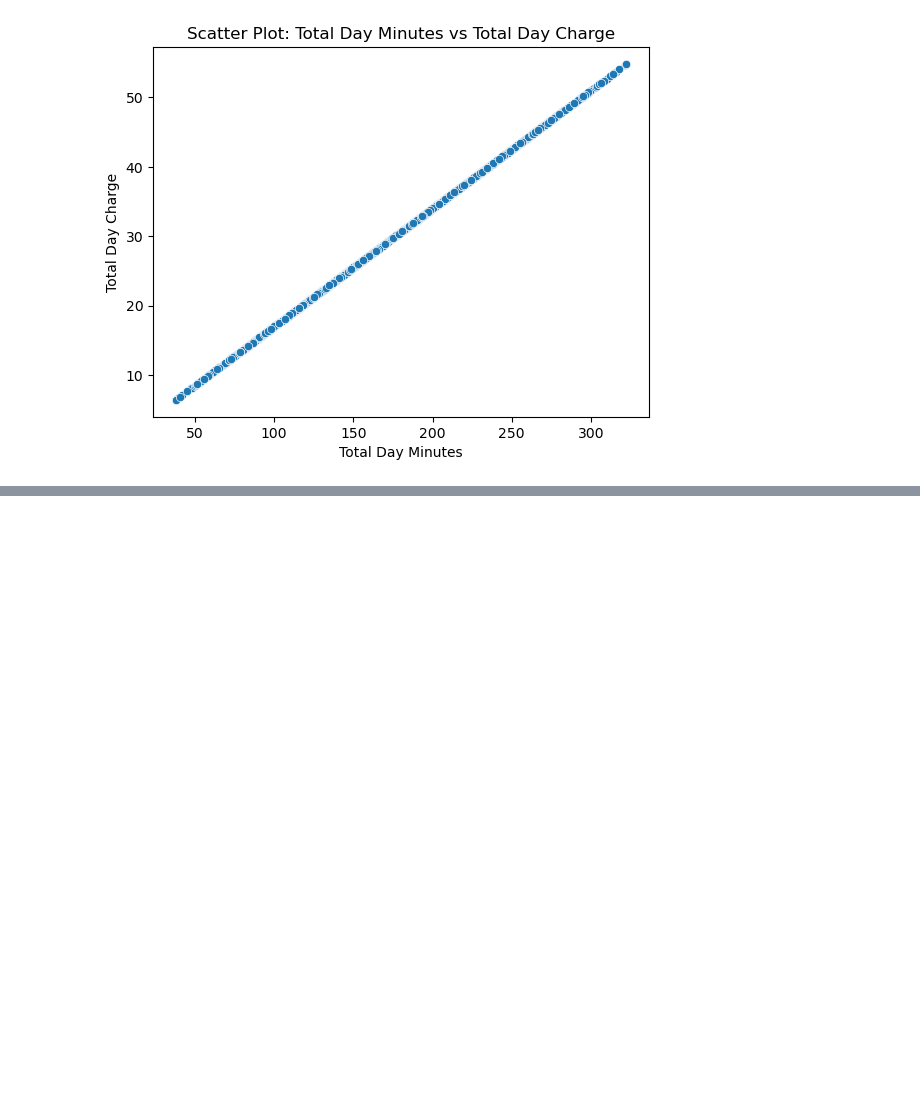
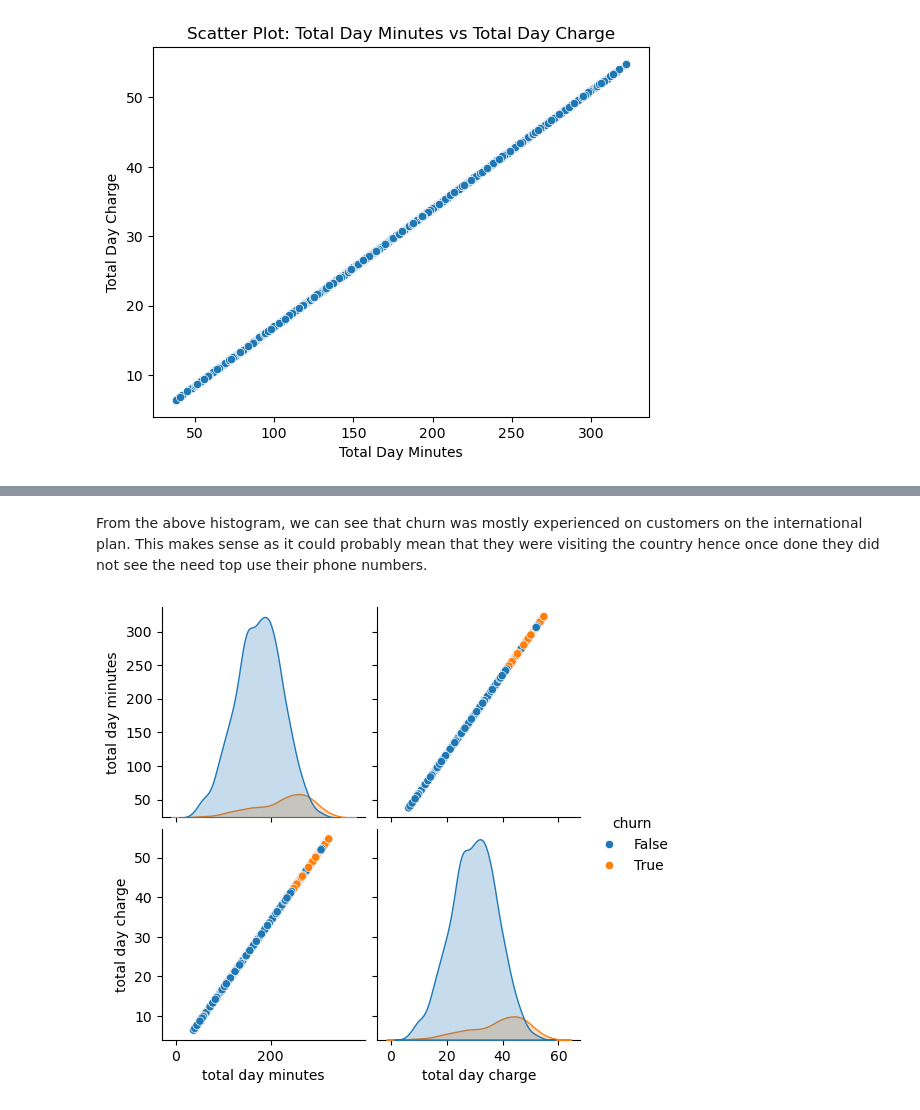
Before and after one commit to Thazes/Phase3Project, a Jupyter notebook: Phase3.ipynb, the cells around one changed output, grey strips where cells are left out. Cells and saved outputs as stored; diff of their text form; code cells hidden in the pictures; blank space fills up the shorter version.

Commit message:
EDA done

```diff
--- a/Phase3.ipynb
+++ b/Phase3.ipynb
@@ -286,0 +297,7 @@ plt.show()
+# %% [markdown]
+From the above histogram, we can see that churn was mostly experienced on customers on the international plan. This makes sense as it could probably mean that they were visiting the country hence once done they did not see the need top use their phone numbers.
+# %%
+sns.pairplot(df_cleaned[["total day minutes", "total day charge", "churn"]], hue="churn")
+plt.show()
+# %% [output]
+[figure, added]
```
Also changed, not shown: parts of 17 cells of this notebook.
